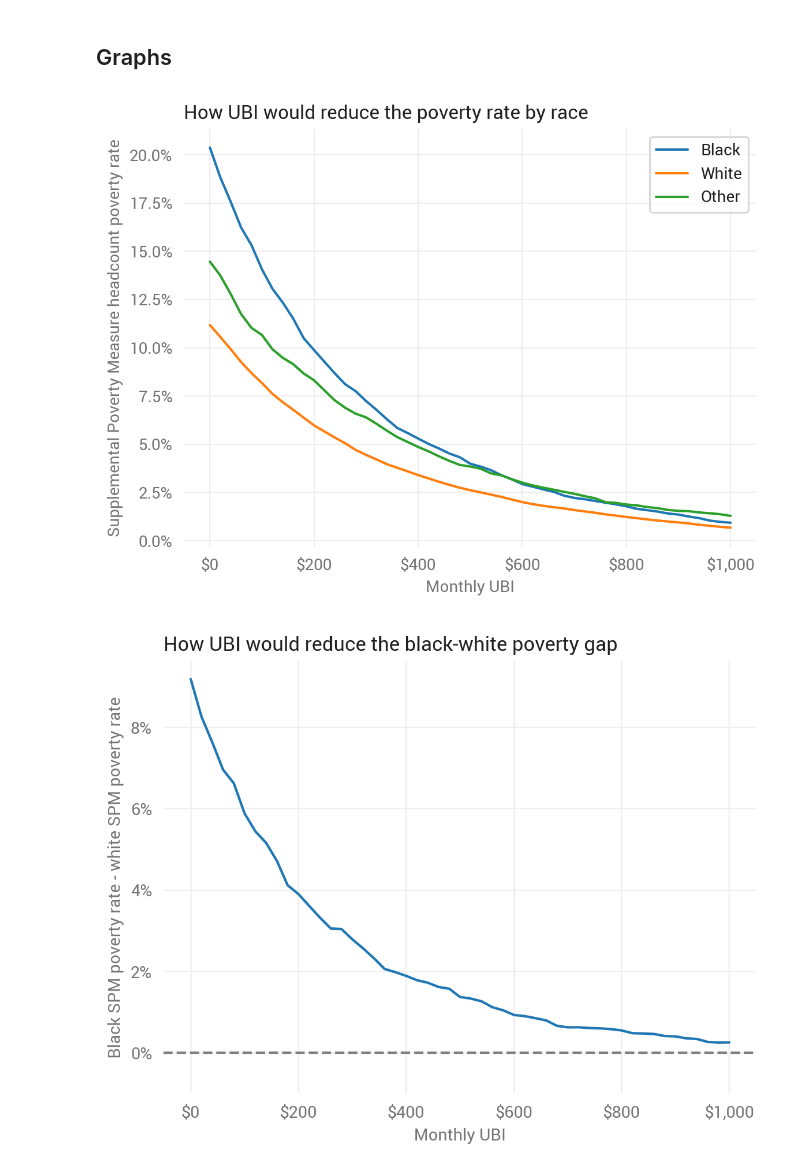
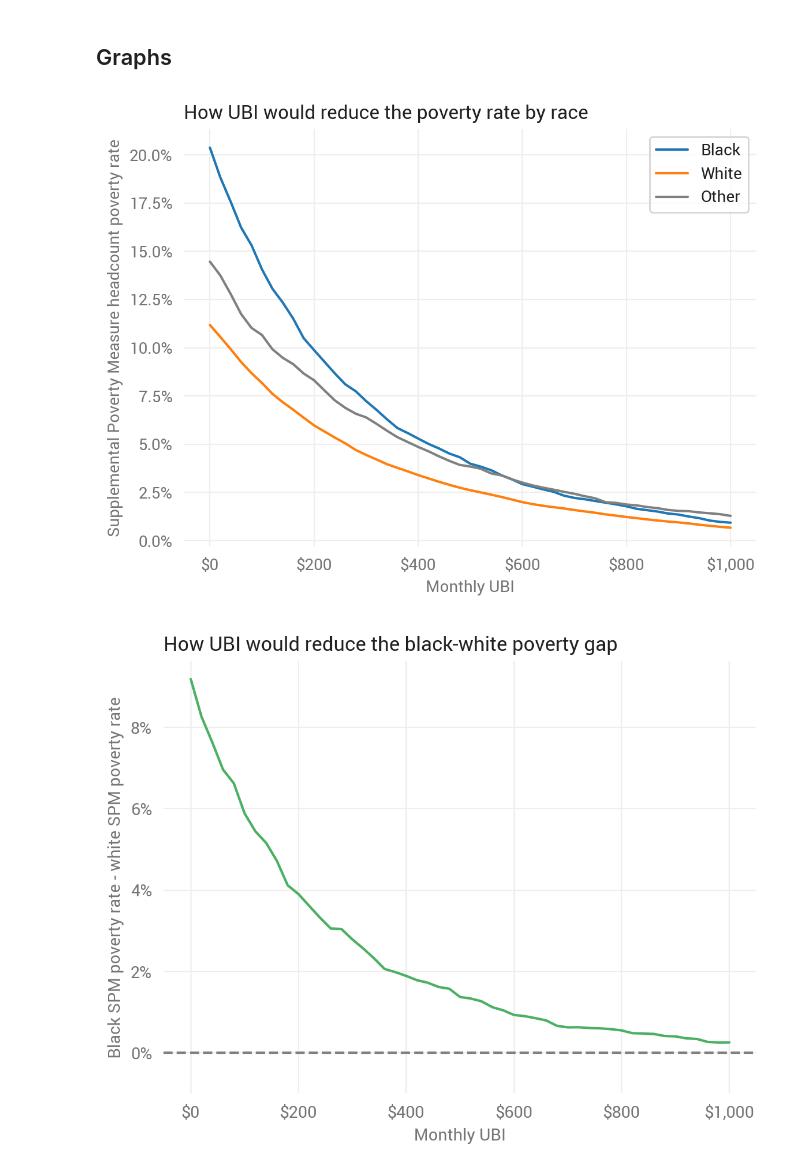
Before and after one commit to UBICenter/black_ubi, a Jupyter notebook: black_ubi_spm.ipynb, the cells around one changed output. Drawn from its saved outputs; the diff is of its cells as text; code cells hidden in the pictures.

```diff
--- a/black_ubi_spm.ipynb
+++ b/black_ubi_spm.ipynb
@@ -59,7 +59,8 @@ ubi_pov['black_div_white'] = ubi_pov.black / ubi_pov.white
 # %% [markdown]
 ## Graphs
 # %%
-ax = ubi_pov.plot(x='ubi_pm', y=['black', 'white', 'other'])
+ax = ubi_pov.plot(x='ubi_pm', y=['black', 'white', 'other'],
+                  color=[None, None, 'gray'])
 plt.title('How UBI would reduce the poverty rate by race', loc='left')
 plt.legend(['Black', 'White', 'Other'])
 plt.xlabel('Monthly UBI')
@@ -68,18 +69,20 @@ plt.ylabel('Supplemental Poverty Measure headcount poverty rate')
 ax.yaxis.set_major_formatter(mpl.ticker.PercentFormatter(xmax=1))
 plt.show()
 # %% [output]
-[figure, old version]
+[figure, new version]
+# %%
+green = plt.get_cmap('Greens')(0.6)
 # %%
-ax = ubi_pov.plot(x='ubi_pm', y='black_minus_white')
+ax = ubi_pov.plot(x='ubi_pm', y='black_minus_white', color=green)
 plt.title('How UBI would reduce the black-white poverty gap', loc='left')
 ax.get_legend().remove()
 plt.ylim(-0.01, None)
 plt.axhline(0, c='gray', ls='--')
 plt.xlabel('Monthly UBI')
 ax.xaxis.set_major_formatter(mdf.dollar_format())
 plt.ylabel('Black SPM poverty rate - white SPM poverty rate')
 ax.yaxis.set_major_formatter(mpl.ticker.PercentFormatter(xmax=1, decimals=0))
 plt.show()
 # %% [output]
-[figure, old version]
+[figure, new version]
 # %%
```
Also changed, not shown: parts of 1 cell of this notebook, 1 other file.
